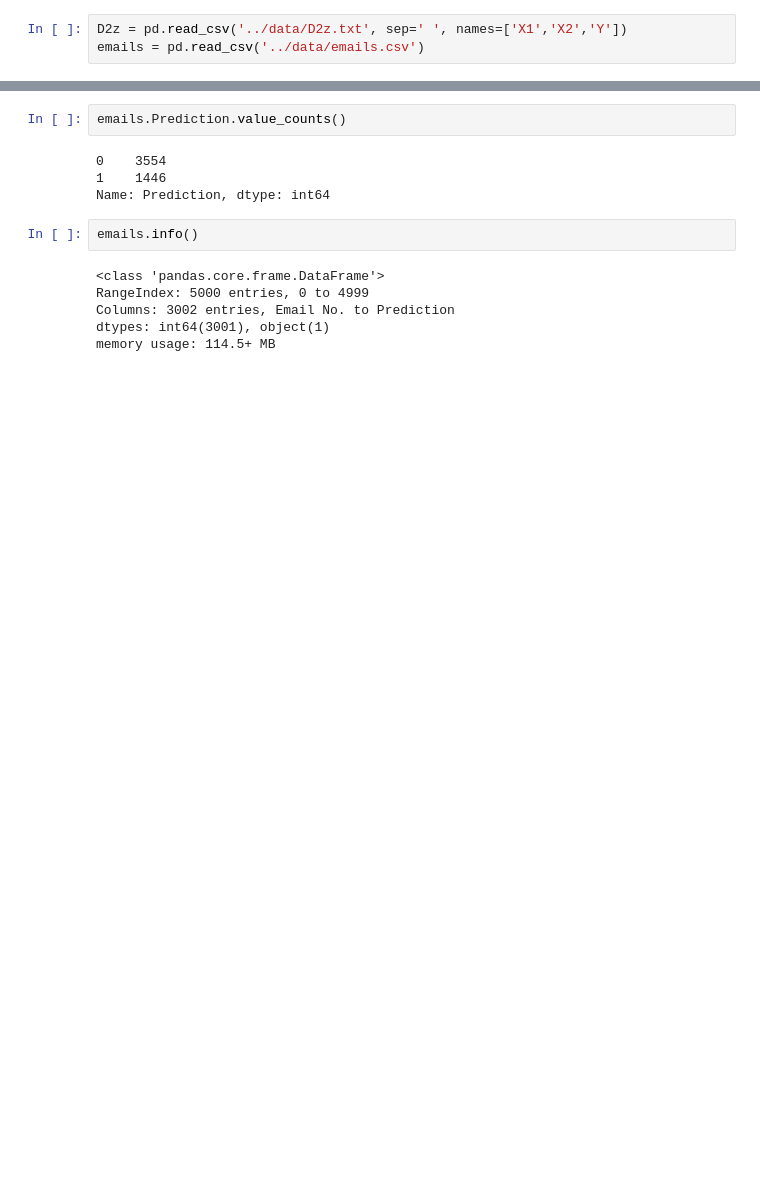
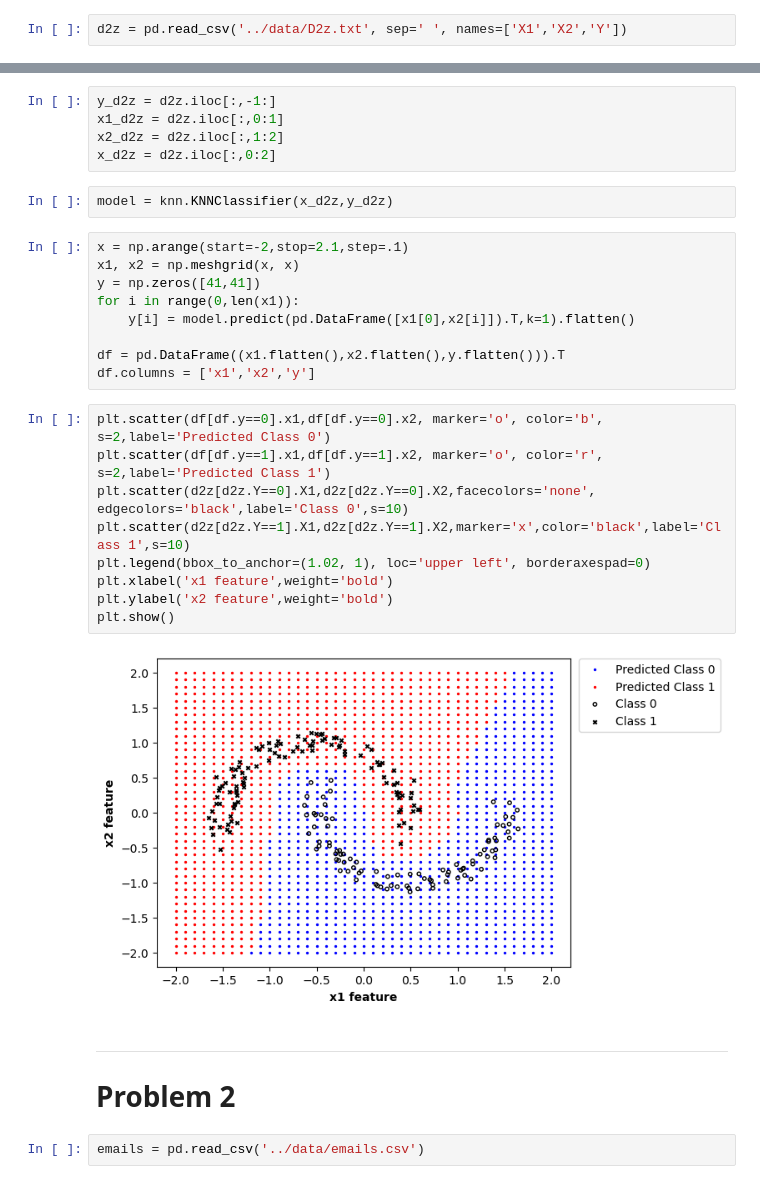
Before and after one commit to lneuendorf/CS760-MachineLearning, a Jupyter notebook: KNN-Classifier/hw3.ipynb, the cells around one changed output, grey strips where cells are left out. Cells and saved outputs as stored; diff of their text form; blank space fills up the shorter version.

```diff
--- a/KNN-Classifier/hw3.ipynb
+++ b/KNN-Classifier/hw3.ipynb
@@ -5,3 +17,2 @@ pd.set_option('display.max_columns', 10000)
 # %%
-D2z = pd.read_csv('../data/D2z.txt', sep=' ', names=['X1','X2','Y'])
-emails = pd.read_csv('../data/emails.csv')
+d2z = pd.read_csv('../data/D2z.txt', sep=' ', names=['X1','X2','Y'])
@@ -55,14 +19,32 @@ emails.shape
-# %%
-emails.Prediction.value_counts()
-# %% [output]
-0    3554
-1    1446
-Name: Prediction, dtype: int64
-# %%
-emails.info()
-# %% [output]
-<class 'pandas.core.frame.DataFrame'>
-RangeIndex: 5000 entries, 0 to 4999
-Columns: 3002 entries, Email No. to Prediction
-dtypes: int64(3001), object(1)
-memory usage: 114.5+ MB
+# %%
+y_d2z = d2z.iloc[:,-1:]
+x1_d2z = d2z.iloc[:,0:1]
+x2_d2z = d2z.iloc[:,1:2]
+x_d2z = d2z.iloc[:,0:2]
+# %%
+model = knn.KNNClassifier(x_d2z,y_d2z)
+# %%
+x = np.arange(start=-2,stop=2.1,step=.1)
+x1, x2 = np.meshgrid(x, x)
+y = np.zeros([41,41])
+for i in range(0,len(x1)):
+    y[i] = model.predict(pd.DataFrame([x1[0],x2[i]]).T,k=1).flatten()
+
+df = pd.DataFrame((x1.flatten(),x2.flatten(),y.flatten())).T
+df.columns = ['x1','x2','y']
+# %%
+plt.scatter(df[df.y==0].x1,df[df.y==0].x2, marker='o', color='b', s=2,label='Predicted Class 0')
+plt.scatter(df[df.y==1].x1,df[df.y==1].x2, marker='o', color='r', s=2,label='Predicted Class 1')
+plt.scatter(d2z[d2z.Y==0].X1,d2z[d2z.Y==0].X2,facecolors='none', edgecolors='black',label='Class 0',s=10)
+plt.scatter(d2z[d2z.Y==1].X1,d2z[d2z.Y==1].X2,marker='x',color='black',label='Class 1',s=10)
+plt.legend(bbox_to_anchor=(1.02, 1), loc='upper left', borderaxespad=0)
+plt.xlabel('x1 feature',weight='bold')
+plt.ylabel('x2 feature',weight='bold')
+plt.show()
+# %% [output]
+[figure, added]
+# %% [markdown]
+***
+# Problem 2
+# %%
+emails = pd.read_csv('../data/emails.csv')
```
Also changed, not shown: parts of 20 cells of this notebook, 2 other files.
